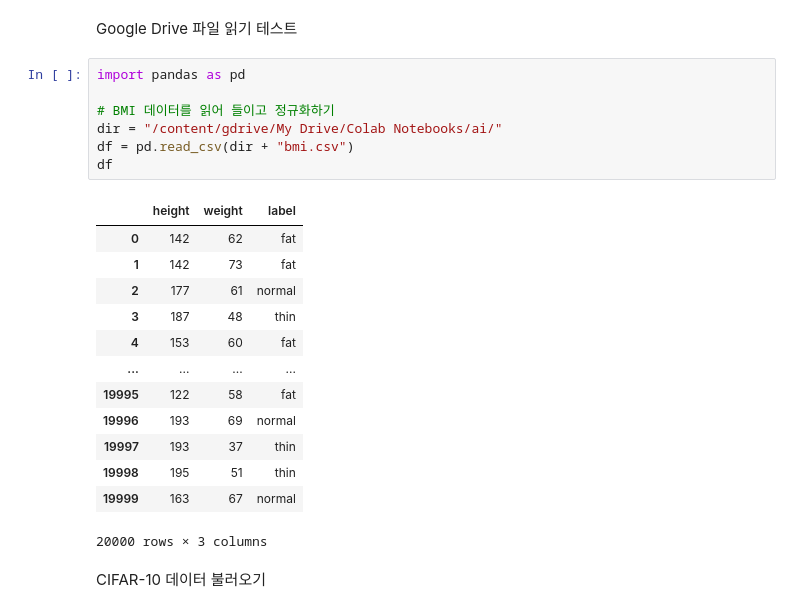
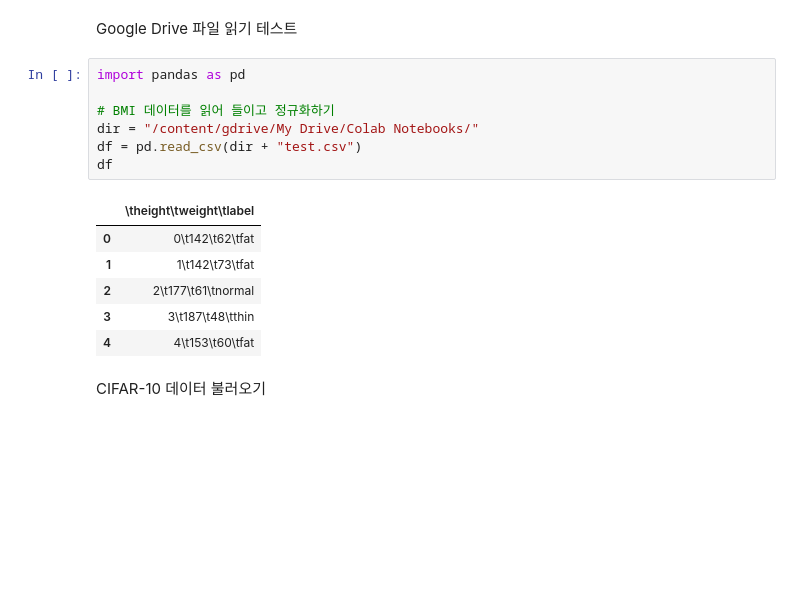
Before and after one commit to jjyjung/ai, a Jupyter notebook: tf_keras_CNN_CIFAR10.ipynb, the cells around one changed output. Drawn from its saved outputs; the diff is of its cells as text; blank space fills up the shorter version.

```diff
--- a/tf_keras_CNN_CIFAR10.ipynb
+++ b/tf_keras_CNN_CIFAR10.ipynb
@@ -12,24 +12,17 @@ Google Drive 파일 읽기 테스트
 # %%
 import pandas as pd
 
 # BMI 데이터를 읽어 들이고 정규화하기
-dir = "/content/gdrive/My Drive/Colab Notebooks/ai/"
-df = pd.read_csv(dir + "bmi.csv")
+dir = "/content/gdrive/My Drive/Colab Notebooks/"
+df = pd.read_csv(dir + "test.csv")
 df
 # %% [output]
-|  | height | weight | label |
-| 0 | 142 | 62 | fat |
-| 1 | 142 | 73 | fat |
-| 2 | 177 | 61 | normal |
-| 3 | 187 | 48 | thin |
-| 4 | 153 | 60 | fat |
-| ... | ... | ... | ... |
-| 19995 | 122 | 58 | fat |
-| 19996 | 193 | 69 | normal |
-| 19997 | 193 | 37 | thin |
-| 19998 | 195 | 51 | thin |
-| 19999 | 163 | 67 | normal |
+|  | \theight\tweight\tlabel |
+| 0 | 0\t142\t62\tfat |
+| 1 | 1\t142\t73\tfat |
+| 2 | 2\t177\t61\tnormal |
+| 3 | 3\t187\t48\tthin |
+| 4 | 4\t153\t60\tfat |
-20000 rows × 3 columns
 # %% [markdown]
 CIFAR-10 데이터 불러오기
 # %%
```
Also changed, not shown: parts of 8 cells of this notebook.
